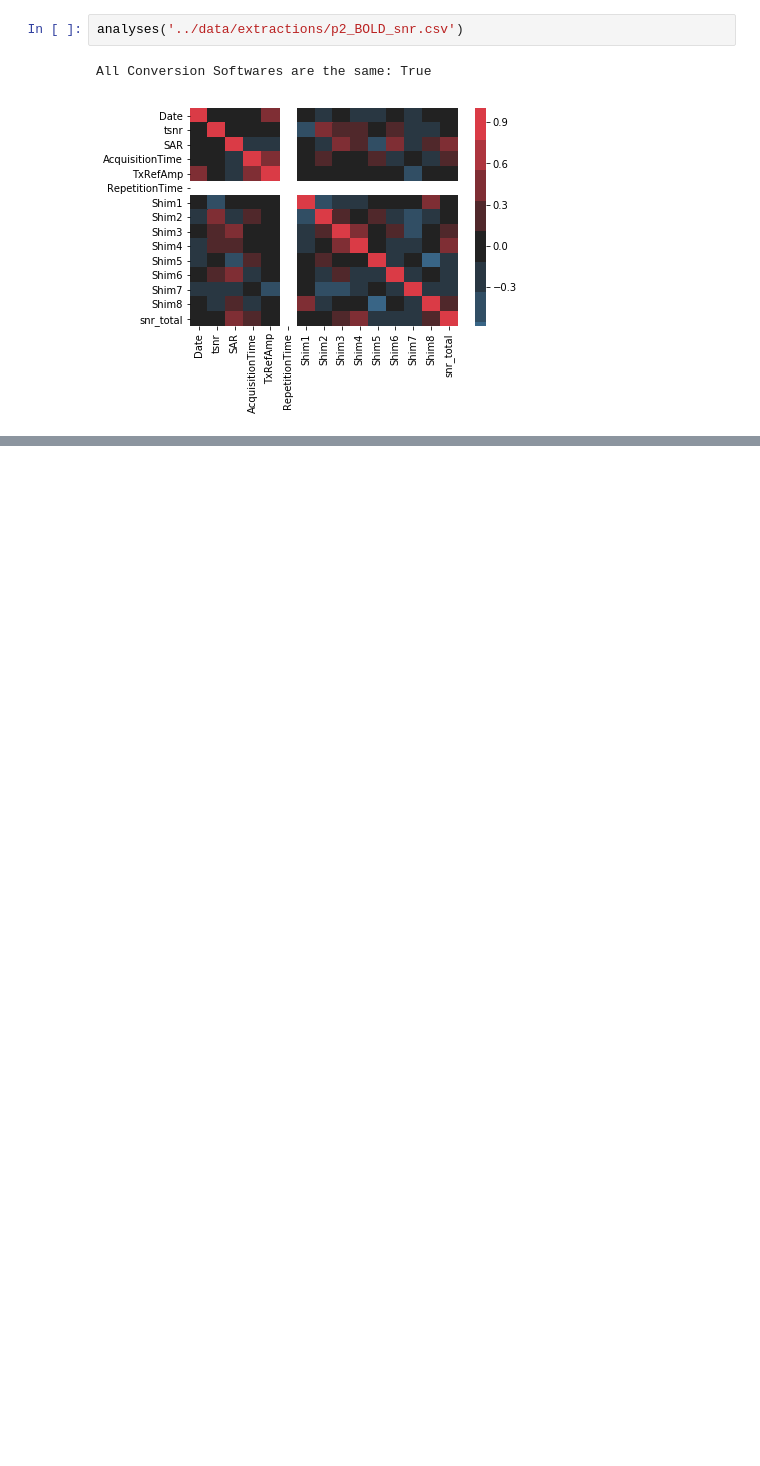
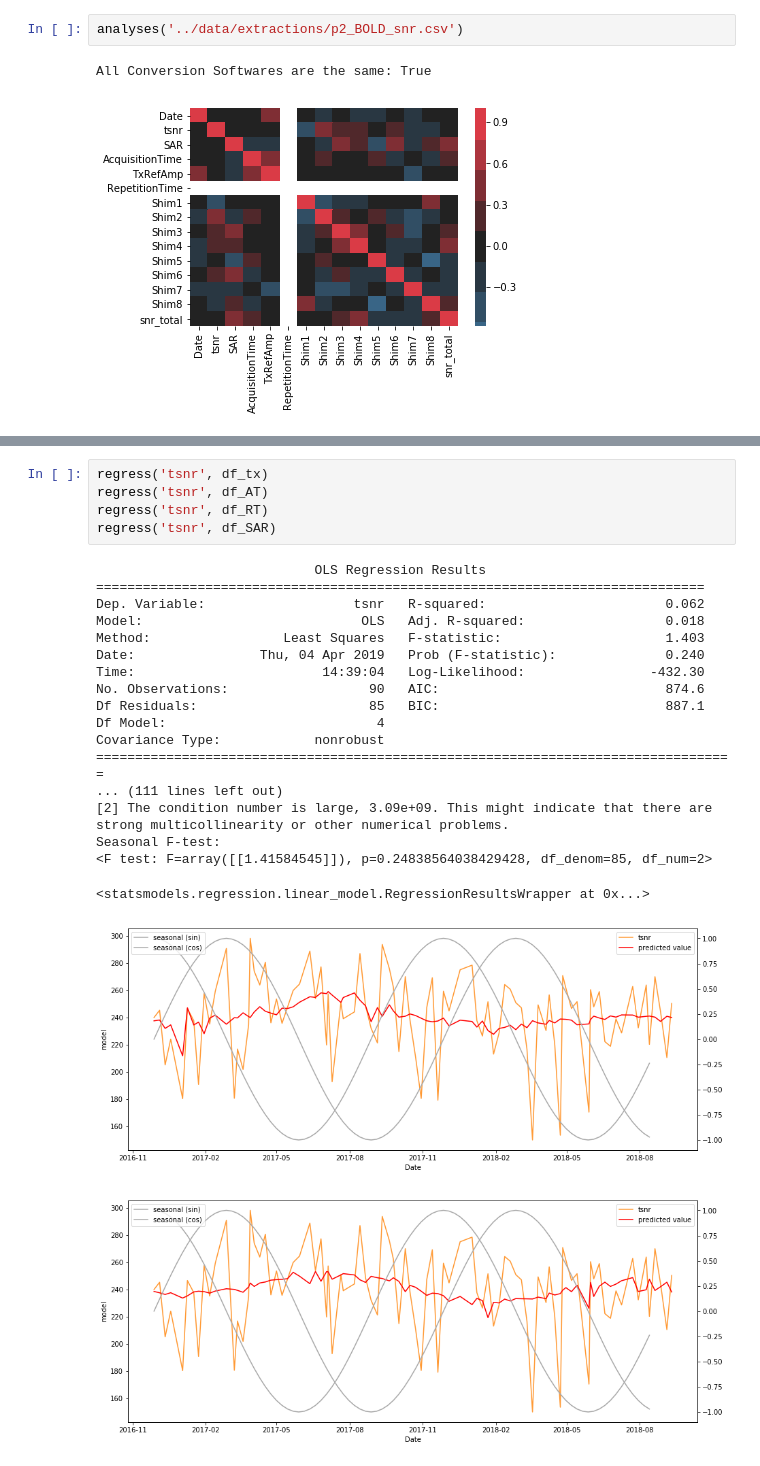
Before and after one commit to proj-nuisance/nuisance, a Jupyter notebook: ipy/nuisance.ipynb, the cells around one changed output, grey strips where cells are left out. Drawn from its saved outputs; the diff is of its cells as text; blank space fills up the shorter version.

```diff
--- a/ipy/nuisance.ipynb
+++ b/ipy/nuisance.ipynb
@@ -179,0 +219,26 @@ Seasonal F-test:
+# %%
+regress('tsnr', df_tx)
+regress('tsnr', df_AT)
+regress('tsnr', df_RT)
+regress('tsnr', df_SAR)
+# %% [output]
+                            OLS Regression Results
+==============================================================================
+Dep. Variable:                   tsnr   R-squared:                       0.062
+Model:                            OLS   Adj. R-squared:                  0.018
+Method:                 Least Squares   F-statistic:                     1.403
+Date:                Thu, 04 Apr 2019   Prob (F-statistic):              0.240
+Time:                        14:39:04   Log-Likelihood:                -432.30
+No. Observations:                  90   AIC:                             874.6
+Df Residuals:                      85   BIC:                             887.1
+Df Model:                           4
+Covariance Type:            nonrobust
+==================================================================================
+... (111 lines left out)
+[2] The condition number is large, 3.09e+09. This might indicate that there are
+strong multicollinearity or other numerical problems.
+Seasonal F-test:
+<F test: F=array([[1.41584545]]), p=0.24838564038429428, df_denom=85, df_num=2>
+<statsmodels.regression.linear_model.RegressionResultsWrapper at 0x...>
+[figure, added]
+[figure, added]
```
Also changed, not shown: parts of 14 cells of this notebook.
